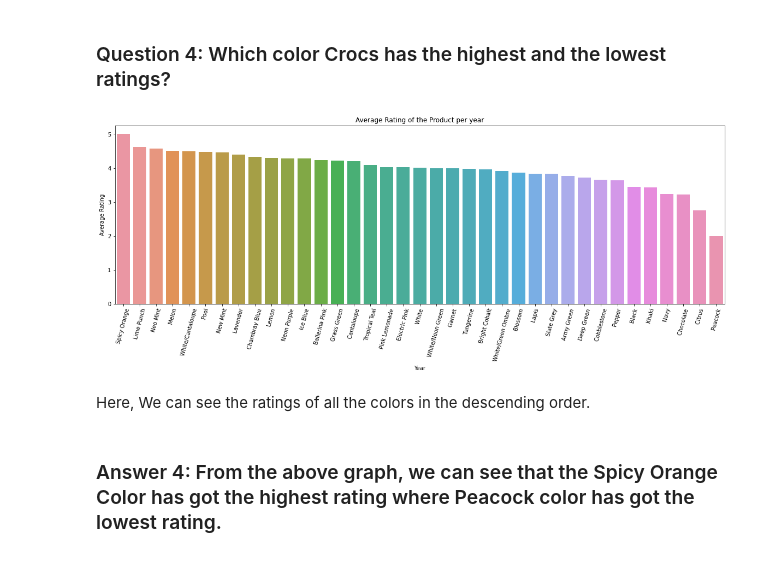
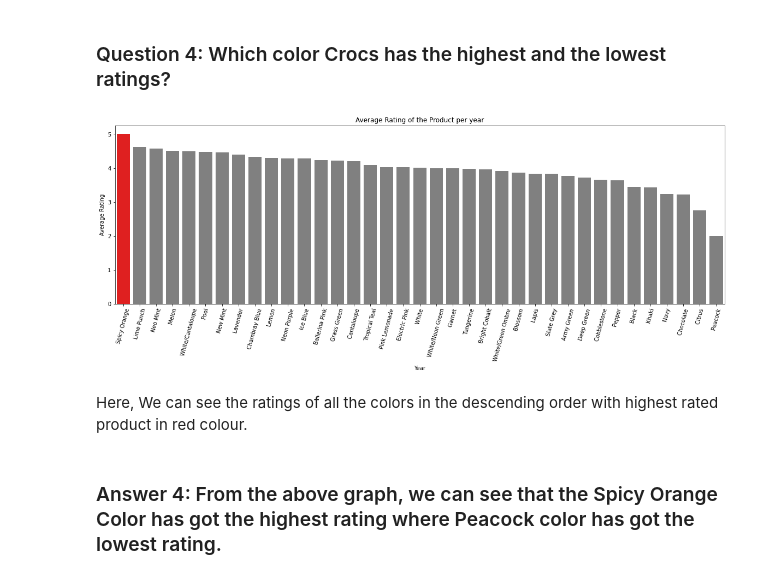
Before and after one commit to HarshitMaheshwari/Amazon-Product-Review-Analysis, a Jupyter notebook: Exploratory_analysis.ipynb, the cells around one changed output. Drawn from its saved outputs; the diff is of its cells as text; code cells hidden in the pictures.

```diff
--- a/Exploratory_analysis.ipynb
+++ b/Exploratory_analysis.ipynb
@@ -191,15 +196,16 @@ color_wise_ratings = df.groupby("product_colour")['product_rating'].mean()
 color_wise_ratings.sort_values(axis=0, ascending=False, inplace=True)
 # %%
 plt.figure(figsize=(20,6))
-sns.barplot(color_wise_ratings.index, color_wise_ratings)
+colours = ['grey' if (x < max(color_wise_ratings)) else 'red' for x in color_wise_ratings]
+sns.barplot(color_wise_ratings.index, color_wise_ratings, palette=colours)
 plt.xticks(rotation=75)
 plt.title('Average Rating of the Product per year')
 plt.ylabel('Average Rating')
 plt.xlabel('Year')
 plt.show()
 # %% [output]
-[figure, old version]
+[figure, new version]
 # %% [markdown]
-Here, We can see the ratings of all the colors in the descending order.
+Here, We can see the ratings of all the colors in the descending order with highest rated product in red colour.
 # %% [markdown]
 ### Answer 4: From the above graph, we can see that the Spicy Orange Color has got the highest rating where Peacock color has got the lowest rating.
```
Also changed, not shown: parts of 8 cells of this notebook.
